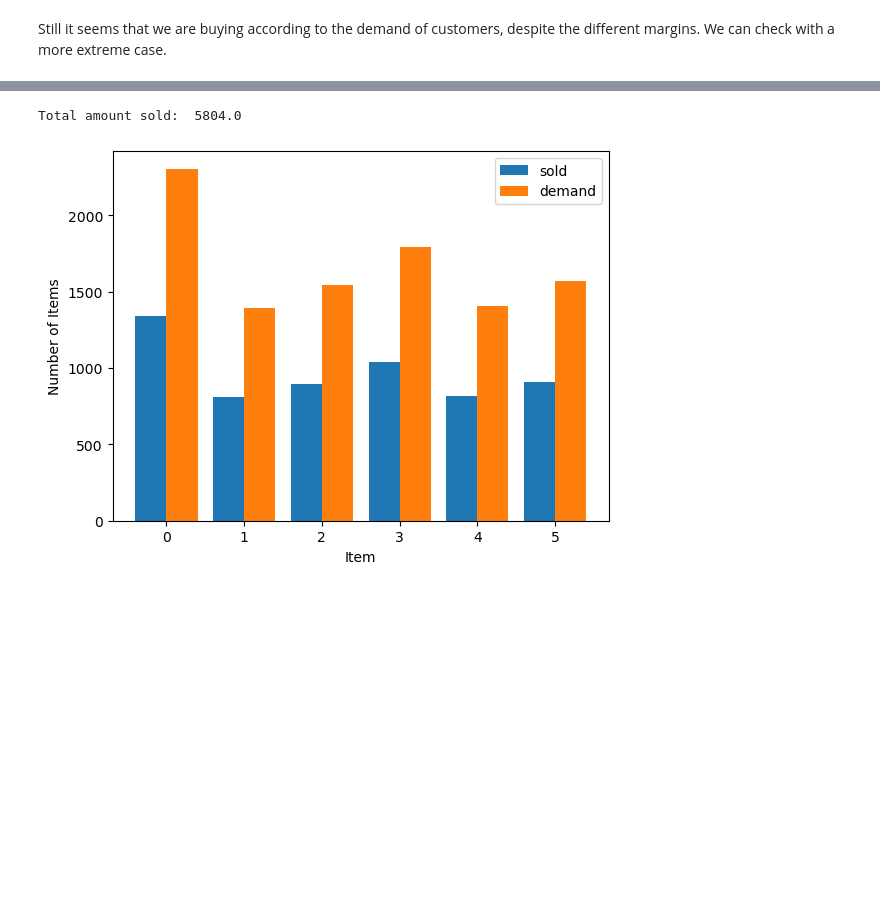
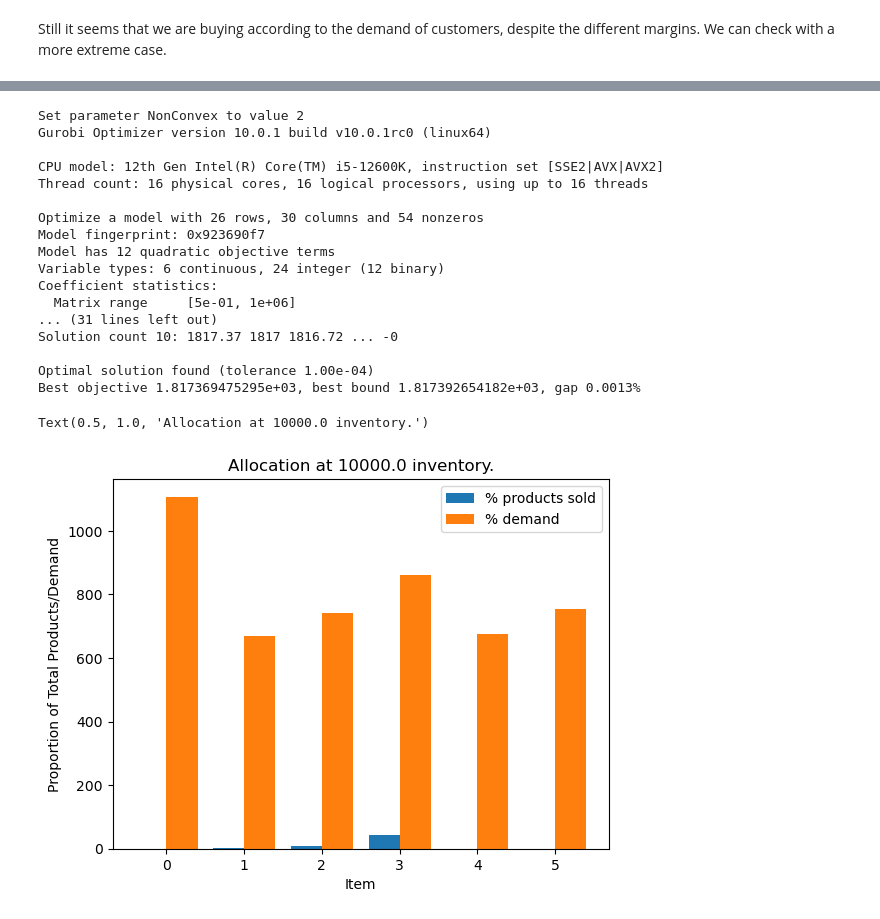
Before and after one commit to owowouwu/optimisation-ass-2, a Jupyter notebook: allocation_experiment.ipynb, the cells around one changed output, grey strips where cells are left out. Cells and saved outputs as stored; diff of their text form; code cells hidden in the pictures; blank space fills up the shorter version.

Commit message:
shipping

```diff
--- a/allocation_experiment.ipynb
+++ b/allocation_experiment.ipynb
@@ -74,7 +74,12 @@ n_customers = {}
 for category in product_category:
     n_customers[category] = (table.loc[category]['customers'].sum())
 
+weights = {}
+for category in product_category:
+    weights[category] = (table.loc[category]['product_weight_g'].values)
+
 print("Buying prices ", buying)
 print("RRP ", selling)
 print("Product ratings ", rating)
+print("Weights ", weights)
 # %% [output]
@@ -336,2 +344,14 @@ Total amount sold:  5804.0
 # %% [markdown]
 Still it seems that we are buying according to the demand of customers, despite the different margins. We can check with a more extreme case.
+# %%
+INVENTORY_SPACE = 1e3
+FREE_SHIPPING_FACTOR = 0
+BUDGET = 1000
+m,data = run_model()
+sold_items = data['computers_accessories']['sold']
+plt.bar(np.arange(6), sold_items, 0.4, label = 'Products Sold')
+#plt.bar(np.arange(6) + 0.2, max_customers, 0.4, label = 'Demand')
+plt.legend()
+plt.xlabel("Item")
+plt.ylabel("Proportion of Total Products/Demand")
+plt.title(f"Allocation with ${BUDGET} Budget.")
@@ -338,14 +405,15 @@ Still it seems that we are buying according to the demand of customers, despite
 # %%
-buying['computers_accessories'][5] = 0.
-INVENTORY_SPACE = 100000
+INVENTORY_SPACE = 2000
+FREE_SHIPPING_FACTOR = 0.2
+SHIPPING_COST = 10
 m,data = run_model()
 sold_items = data['computers_accessories']['sold']
-prop_products_sold = sold_items/ np.sum(sold_items)
-plt.bar(np.arange(6) - 0.2, prop_products_sold, 0.4, label = '% products sold')
-plt.bar(np.arange(6) + 0.2, prop_customers, 0.4, label = '% demand')
+plt.bar(np.arange(6) - 0.2, sold_items, 0.4, label = '% products sold')
+plt.bar(np.arange(6) + 0.2, max_customers, 0.4, label = '% demand')
 plt.legend()
 plt.xlabel("Item")
 plt.ylabel("Proportion of Total Products/Demand")
+plt.title(f"Allocation at {INVENTORY_SPACE} inventory.")
 # %% [output]
 Set parameter NonConvex to value 2
 Gurobi Optimizer version 10.0.1 build v10.0.1rc0 (linux64)
@@ -369,14 +507,36 @@ Text(0, 0.5, 'Proportion of Total Products/Demand')
 # %%
+INVENTORY_SPACE = 1e4
+BUDGET = 4000
+FREE_SHIPPING_FACTOR = 0.5
+SHIPPING_COST = 0.005
+m,data = run_shipping_weights_model()
 sold_items = data['computers_accessories']['sold']
-plt.bar(np.arange(6) - 0.2, sold_items, 0.4, label = 'sold')
-plt.bar(np.arange(6) + 0.2, max_customers, 0.4, label = 'demand')
+plt.bar(np.arange(6) - 0.2, sold_items, 0.4, label = '% products sold')
+plt.bar(np.arange(6) + 0.2, max_customers, 0.4, label = '% demand')
 plt.legend()
 plt.xlabel("Item")
-plt.ylabel("Number of Items")
-print("Total amount sold: ", np.sum(sold_items))
+plt.ylabel("Proportion of Total Products/Demand")
+plt.title(f"Allocation at {INVENTORY_SPACE} inventory.")
 # %% [output]
-Total amount sold:  5804.0
+Set parameter NonConvex to value 2
+Gurobi Optimizer version 10.0.1 build v10.0.1rc0 (linux64)
+
+CPU model: 12th Gen Intel(R) Core(TM) i5-12600K, instruction set [SSE2|AVX|AVX2]
+Thread count: 16 physical cores, 16 logical processors, using up to 16 threads
+
+Optimize a model with 26 rows, 30 columns and 54 nonzeros
+Model fingerprint: 0x923690f7
+Model has 12 quadratic objective terms
+Variable types: 6 continuous, 24 integer (12 binary)
+Coefficient statistics:
+  Matrix range     [5e-01, 1e+06]
+... (31 lines left out)
+Solution count 10: 1817.37 1817 1816.72 ... -0
+
+Optimal solution found (tolerance 1.00e-04)
+Best objective 1.817369475295e+03, best bound 1.817392654182e+03, gap 0.0013%
+Text(0.5, 1.0, 'Allocation at 10000.0 inventory.')
-[figure, old version]
+[figure, new version]
 # %%
 data
 # %% [output]
```
Also changed, not shown: parts of 17 cells of this notebook, 9 other files.
